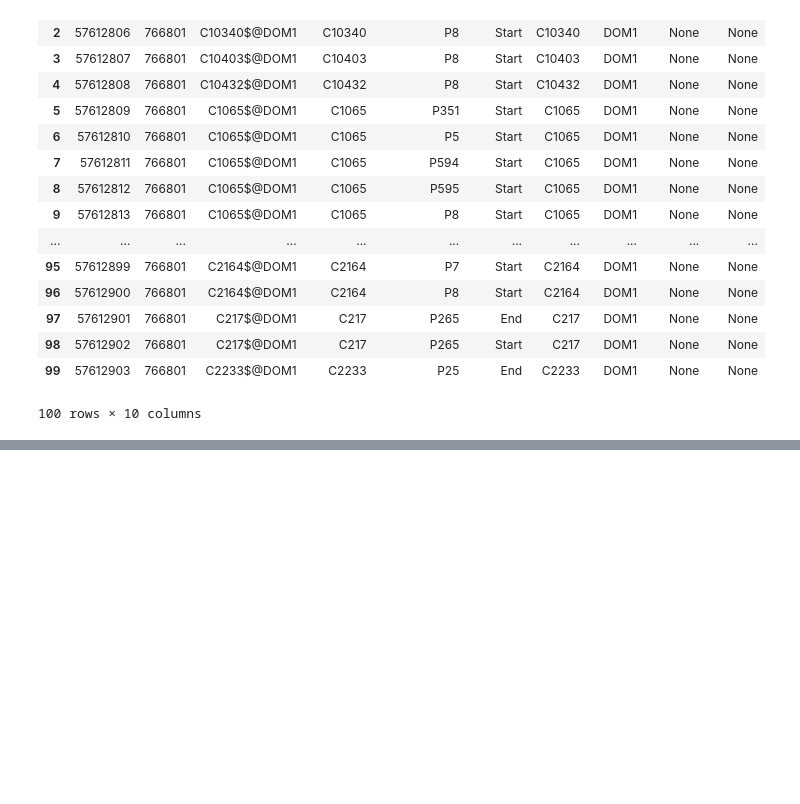
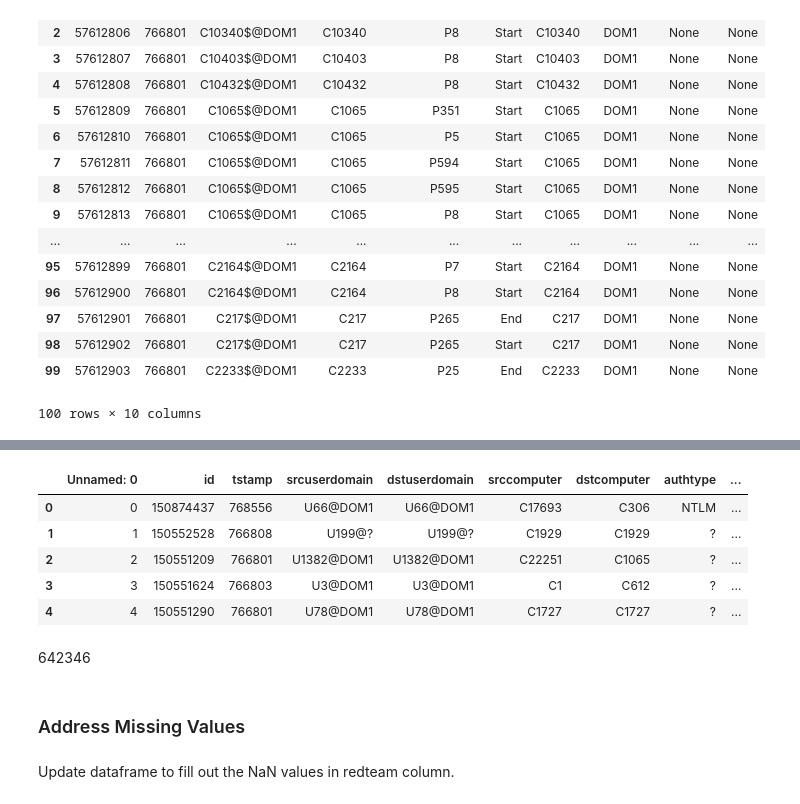
Before and after one commit to jstyczynski/DataScience-Capstone, a Jupyter notebook: Capstone Data Exploration.ipynb, the cells around one changed output, grey strips where cells are left out. Saved outputs shown, nothing was run; the diff lists cells and outputs as text; code cells hidden in the pictures; blank space fills up the shorter version.

```diff
--- a/Capstone Data Exploration.ipynb
+++ b/Capstone Data Exploration.ipynb
@@ -570,0 +571,9 @@ df.head(100)
+# %%
+df_auth.head(5)
+# %% [output]
+|  | Unnamed: 0 | id | tstamp | srcuserdomain | dstuserdomain | srccomputer | dstcomputer | authtype | ... |
+| 0 | 0 | 150874437 | 768556 | U66@DOM1 | U66@DOM1 | C17693 | C306 | NTLM | ... |
+| 1 | 1 | 150552528 | 766808 | U199@? | U199@? | C1929 | C1929 | ? | ... |
+| 2 | 2 | 150551209 | 766801 | U1382@DOM1 | U1382@DOM1 | C22251 | C1065 | ? | ... |
+| 3 | 3 | 150551624 | 766803 | U3@DOM1 | U3@DOM1 | C1 | C612 | ? | ... |
+| 4 | 4 | 150551290 | 766801 | U78@DOM1 | U78@DOM1 | C1727 | C1727 | ? | ... |
@@ -570,0 +582,6 @@ df.head(100)
+# %% [markdown]
+642346
+# %% [markdown]
+### Address Missing Values
+# %% [markdown]
+Update dataframe to fill out the NaN values in redteam column.
```
Also changed, not shown: parts of 42 cells of this notebook, 4 other files.
